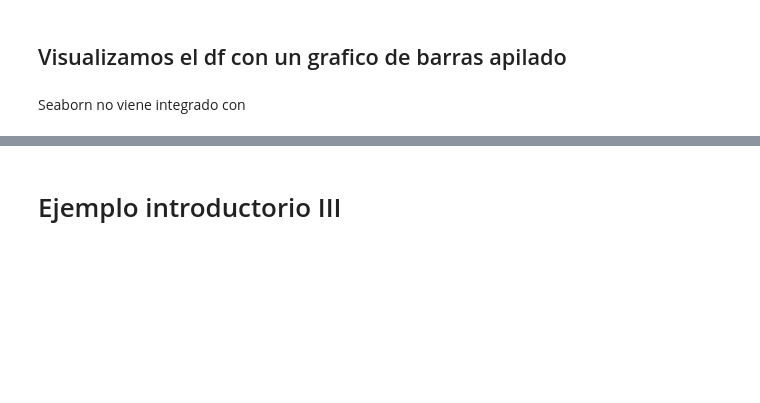
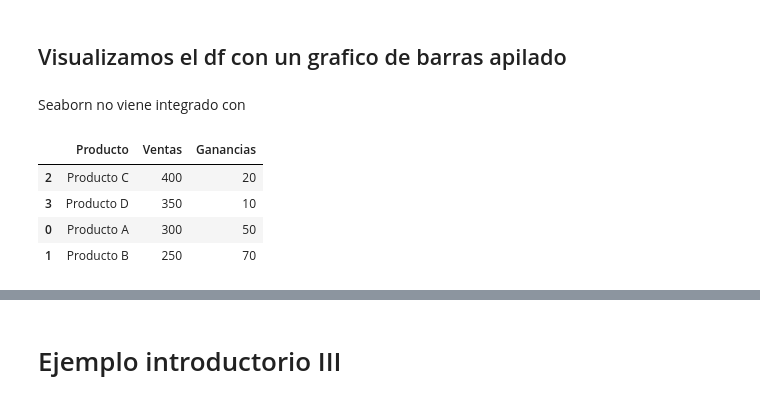
Before and after one commit to marianovanini/TT-2C2025-Data-Analitycs-Notebooks, a Jupyter notebook: _24_Clase_13/Clase_13_NB1_teoria_visualizacion.ipynb, the cells around one changed output, grey strips where cells are left out. Saved outputs shown, nothing was run; the diff lists cells and outputs as text; code cells hidden in the pictures; blank space fills up the shorter version.

```diff
--- a/_24_Clase_13/Clase_13_NB1_teoria_visualizacion.ipynb
+++ b/_24_Clase_13/Clase_13_NB1_teoria_visualizacion.ipynb
@@ -92,8 +145,14 @@ df
 Seaborn no viene integrado con
 # %%
 # Aseguramos el orden de los meses (opcional)
-df.sort_values(by=["Ventas", "Ganancias"], ascending=False, inplace=True)
+df.sort_values(by=["Ventas"], ascending=False, inplace=True)
 df
+# %% [output]
+|  | Producto | Ventas | Ganancias |
+| 2 | Producto C | 400 | 20 |
+| 3 | Producto D | 350 | 10 |
+| 0 | Producto A | 300 | 50 |
+| 1 | Producto B | 250 | 70 |
 # %%
 # Generamos un gráfico de barras apilado, de manera de mostrar comparativamente
 # las ganancias sobre las ventas
```
Also changed, not shown: parts of 10 cells of this notebook, 1 other file.
